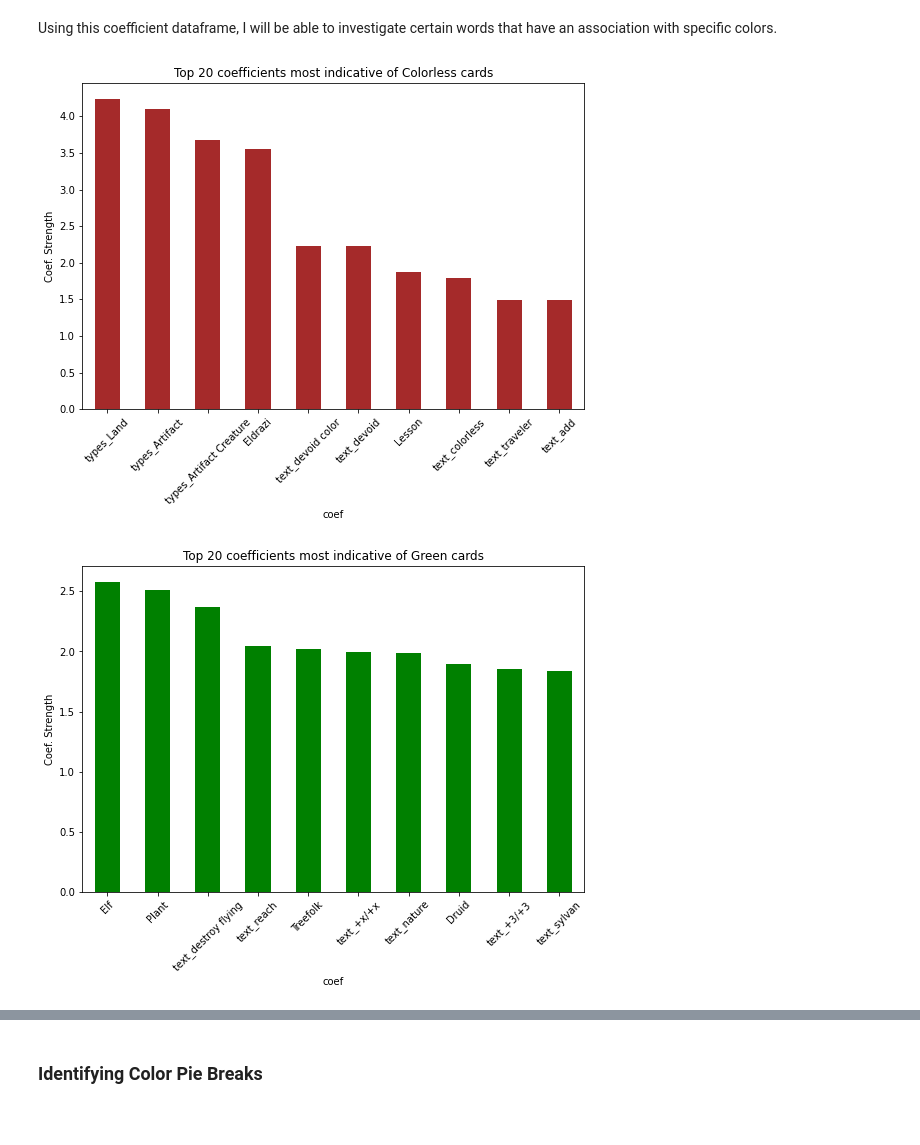
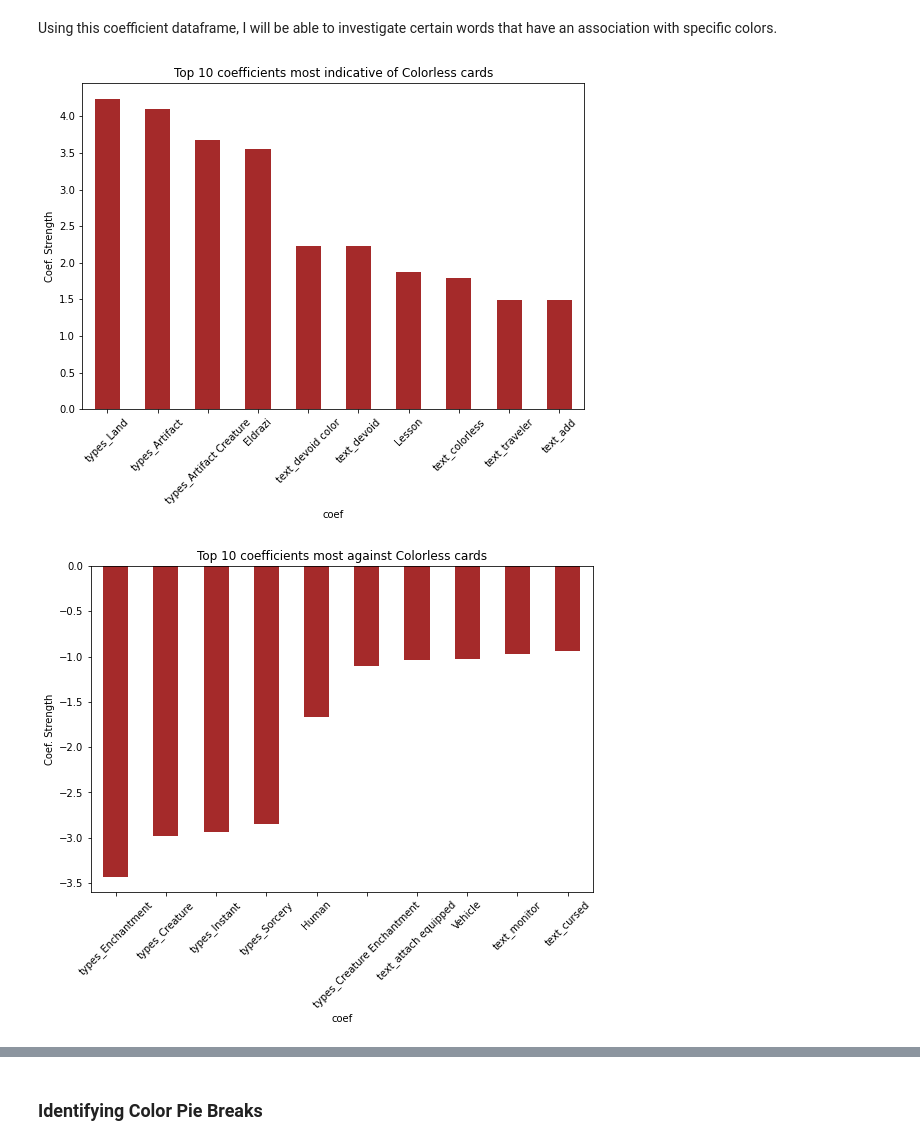
Before and after one commit to ray-cw/MTG-Color-Classifier, a Jupyter notebook: MTG Color Classifier.ipynb, the cells around one changed output, grey strips where cells are left out. Saved outputs shown, nothing was run; the diff lists cells and outputs as text; code cells hidden in the pictures; blank space fills up the shorter version.

```diff
--- a/MTG Color Classifier.ipynb
+++ b/MTG Color Classifier.ipynb
@@ -823,15 +827,22 @@ Using this coefficient dataframe, I will be able to investigate certain words th
 # %%
 for c in range(6):
 
     temp_df = coef_df[c]
 
 
     temp_df.sort_values(ascending=False).head(10).plot(kind="bar", figsize=(9, 6), legend=False, color=color_codes[c] )
-    plt.title(f"Top 20 coefficients most indicative of {target_classes[c]} cards")
+    plt.title(f"Top 10 coefficients most indicative of {target_classes[c]} cards")
     plt.ylabel("Coef. Strength")
     plt.xticks(rotation=45)
-    plt.savefig(f'visualizations/coefcharts/{target_classes[c]}.png', bbox_inches='tight', dpi=300)
+    plt.savefig(f'visualizations/coefcharts/top_{target_classes[c]}.png', bbox_inches='tight', dpi=300)
     plt.show()
+
+    temp_df.sort_values(ascending=True).head(10).plot(kind="bar", figsize=(9, 6), legend=False, color=color_codes[c] )
+    plt.title(f"Top 10 coefficients most against {target_classes[c]} cards")
+    plt.ylabel("Coef. Strength")
+    plt.xticks(rotation=45)
+    plt.savefig(f'visualizations/coefcharts/bottom_{target_classes[c]}.png', bbox_inches='tight', dpi=300)
+    plt.show()
 # %% [output]
 [figure]
-[figure, old version]
+[figure, new version]
```
Also changed, not shown: parts of 31 cells of this notebook, 5 other files.
